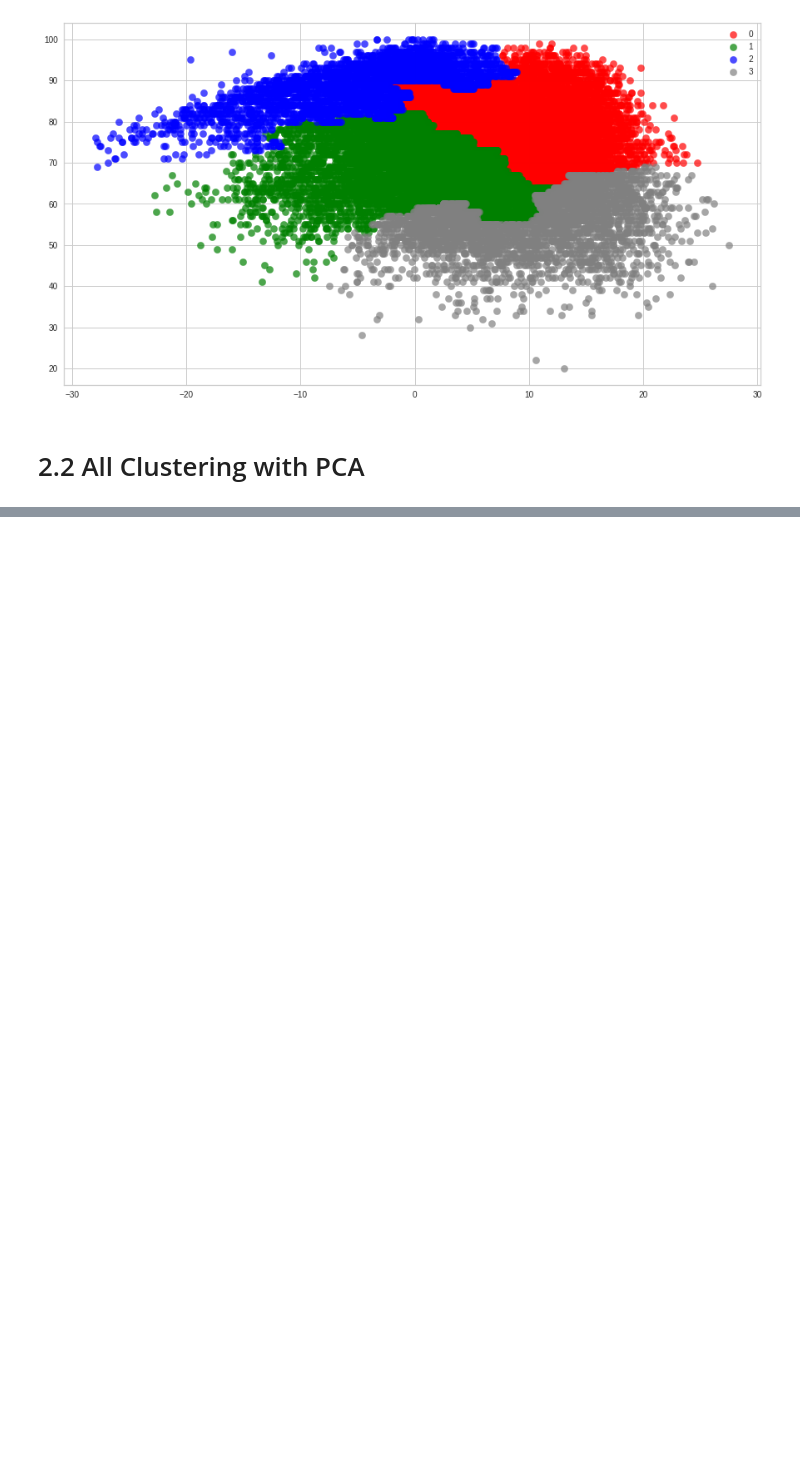
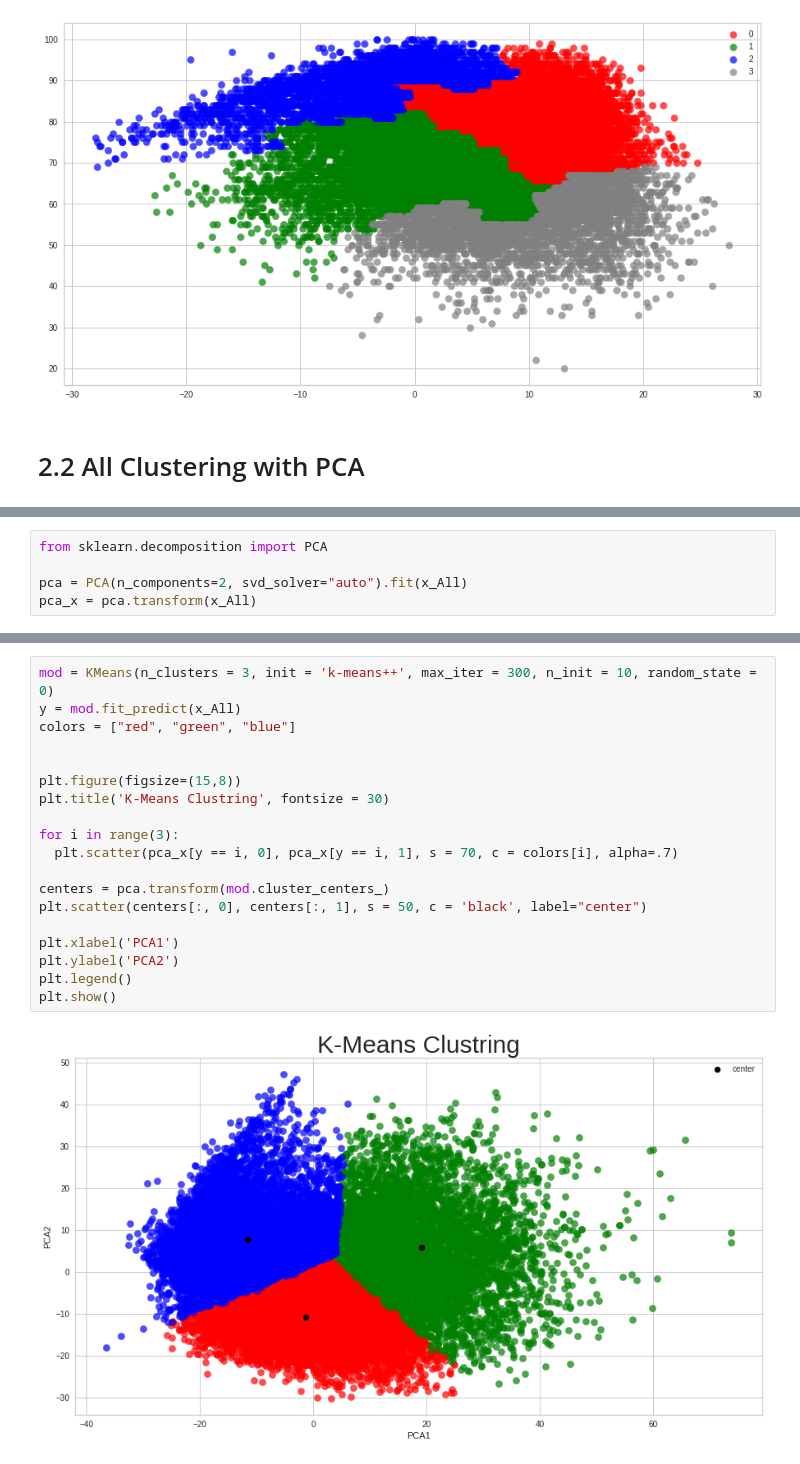
Before and after one commit to Badar97/Progetto_DataScience, a Jupyter notebook: Clustering.ipynb, the cells around one changed output, grey strips where cells are left out. Drawn from its saved outputs; the diff is of its cells as text; blank space fills up the shorter version.

```diff
--- a/Clustering.ipynb
+++ b/Clustering.ipynb
@@ -272,0 +289,5 @@ plt.show()
+# %%
+from sklearn.decomposition import PCA
+
+pca = PCA(n_components=2, svd_solver="auto").fit(x_All)
+pca_x = pca.transform(x_All)
@@ -272,0 +309,21 @@ plt.show()
+# %%
+mod = KMeans(n_clusters = 3, init = 'k-means++', max_iter = 300, n_init = 10, random_state = 0)
+y = mod.fit_predict(x_All)
+colors = ["red", "green", "blue"]
+
+
+plt.figure(figsize=(15,8))
+plt.title('K-Means Clustring', fontsize = 30)
+
+for i in range(3):
+  plt.scatter(pca_x[y == i, 0], pca_x[y == i, 1], s = 70, c = colors[i], alpha=.7)
+
+centers = pca.transform(mod.cluster_centers_)
+plt.scatter(centers[:, 0], centers[:, 1], s = 50, c = 'black', label="center")
+
+plt.xlabel('PCA1')
+plt.ylabel('PCA2')
+plt.legend()
+plt.show()
+# %% [output]
+[figure, added]
```
Also changed, not shown: parts of 7 cells of this notebook.
